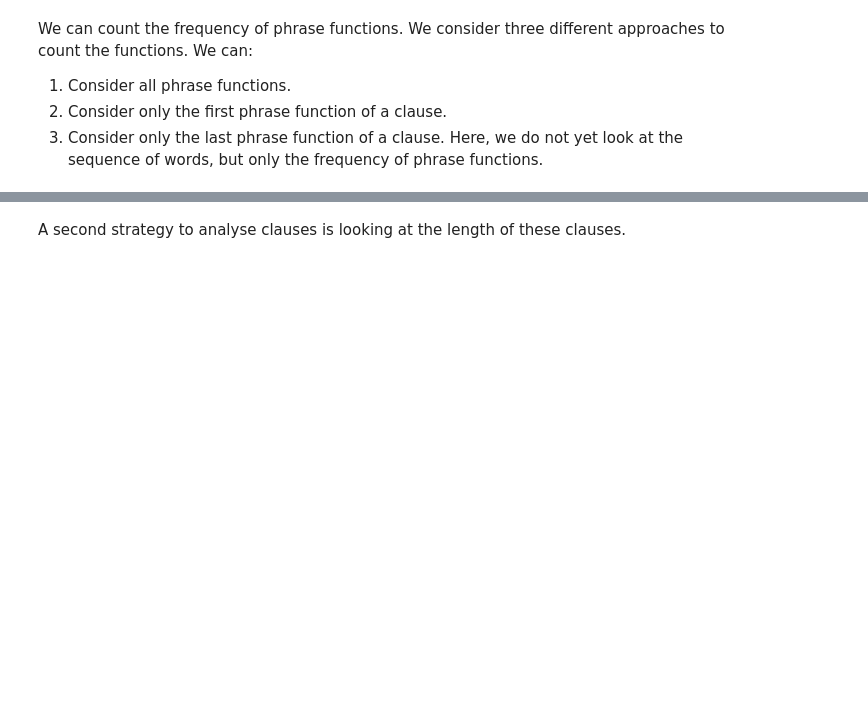
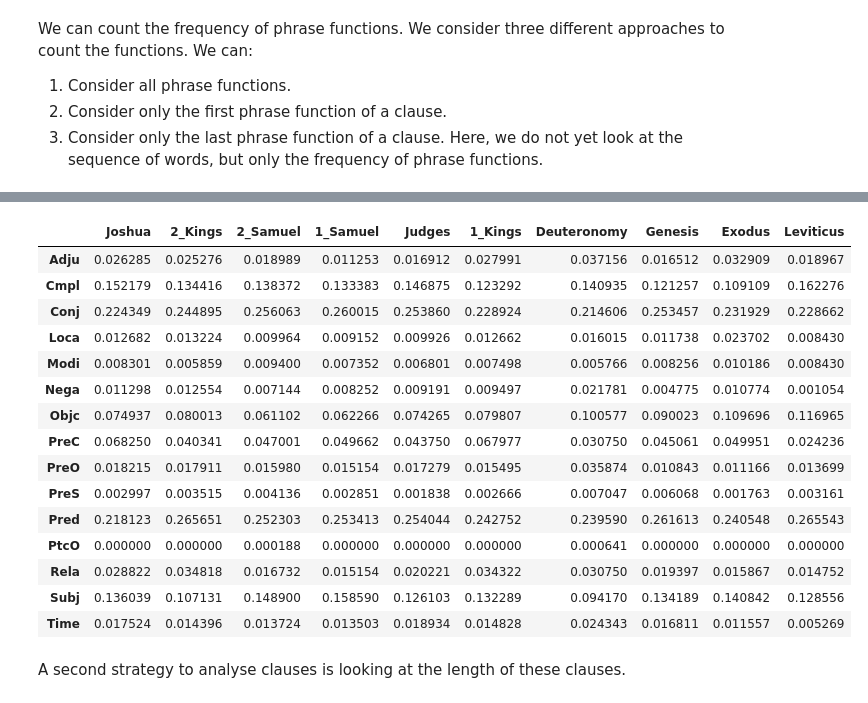
Before and after one commit to ETCBC/Probabilistic_Language_Change, a Jupyter notebook: markov_chain_analysis.ipynb, the cells around one changed output, grey strips where cells are left out. Cells and saved outputs as stored; diff of their text form; code cells hidden in the pictures; blank space fills up the shorter version.

```diff
--- a/markov_chain_analysis.ipynb
+++ b/markov_chain_analysis.ipynb
@@ -142,3 +153,22 @@ df_prob_Count[list(lbh_books)] #or sbh_books
+# %%
+df_prob_Count[list(sbh_books)]
+# %% [output]
+|  | Joshua | 2_Kings | 2_Samuel | 1_Samuel | Judges | 1_Kings | Deuteronomy | Genesis | Exodus | Leviticus |
+| Adju | 0.026285 | 0.025276 | 0.018989 | 0.011253 | 0.016912 | 0.027991 | 0.037156 | 0.016512 | 0.032909 | 0.018967 |
+| Cmpl | 0.152179 | 0.134416 | 0.138372 | 0.133383 | 0.146875 | 0.123292 | 0.140935 | 0.121257 | 0.109109 | 0.162276 |
+| Conj | 0.224349 | 0.244895 | 0.256063 | 0.260015 | 0.253860 | 0.228924 | 0.214606 | 0.253457 | 0.231929 | 0.228662 |
+| Loca | 0.012682 | 0.013224 | 0.009964 | 0.009152 | 0.009926 | 0.012662 | 0.016015 | 0.011738 | 0.023702 | 0.008430 |
+| Modi | 0.008301 | 0.005859 | 0.009400 | 0.007352 | 0.006801 | 0.007498 | 0.005766 | 0.008256 | 0.010186 | 0.008430 |
+| Nega | 0.011298 | 0.012554 | 0.007144 | 0.008252 | 0.009191 | 0.009497 | 0.021781 | 0.004775 | 0.010774 | 0.001054 |
+| Objc | 0.074937 | 0.080013 | 0.061102 | 0.062266 | 0.074265 | 0.079807 | 0.100577 | 0.090023 | 0.109696 | 0.116965 |
+| PreC | 0.068250 | 0.040341 | 0.047001 | 0.049662 | 0.043750 | 0.067977 | 0.030750 | 0.045061 | 0.049951 | 0.024236 |
+| PreO | 0.018215 | 0.017911 | 0.015980 | 0.015154 | 0.017279 | 0.015495 | 0.035874 | 0.010843 | 0.011166 | 0.013699 |
+| PreS | 0.002997 | 0.003515 | 0.004136 | 0.002851 | 0.001838 | 0.002666 | 0.007047 | 0.006068 | 0.001763 | 0.003161 |
+| Pred | 0.218123 | 0.265651 | 0.252303 | 0.253413 | 0.254044 | 0.242752 | 0.239590 | 0.261613 | 0.240548 | 0.265543 |
+| PtcO | 0.000000 | 0.000000 | 0.000188 | 0.000000 | 0.000000 | 0.000000 | 0.000641 | 0.000000 | 0.000000 | 0.000000 |
+| Rela | 0.028822 | 0.034818 | 0.016732 | 0.015154 | 0.020221 | 0.034322 | 0.030750 | 0.019397 | 0.015867 | 0.014752 |
+| Subj | 0.136039 | 0.107131 | 0.148900 | 0.158590 | 0.126103 | 0.132289 | 0.094170 | 0.134189 | 0.140842 | 0.128556 |
+| Time | 0.017524 | 0.014396 | 0.013724 | 0.013503 | 0.018934 | 0.014828 | 0.024343 | 0.016811 | 0.011557 | 0.005269 |
 # %% [markdown]
 A second strategy to analyse clauses is looking at the length of these clauses.
 # %% [markdown]
```
Also changed, not shown: parts of 21 cells of this notebook, 1 other file.
